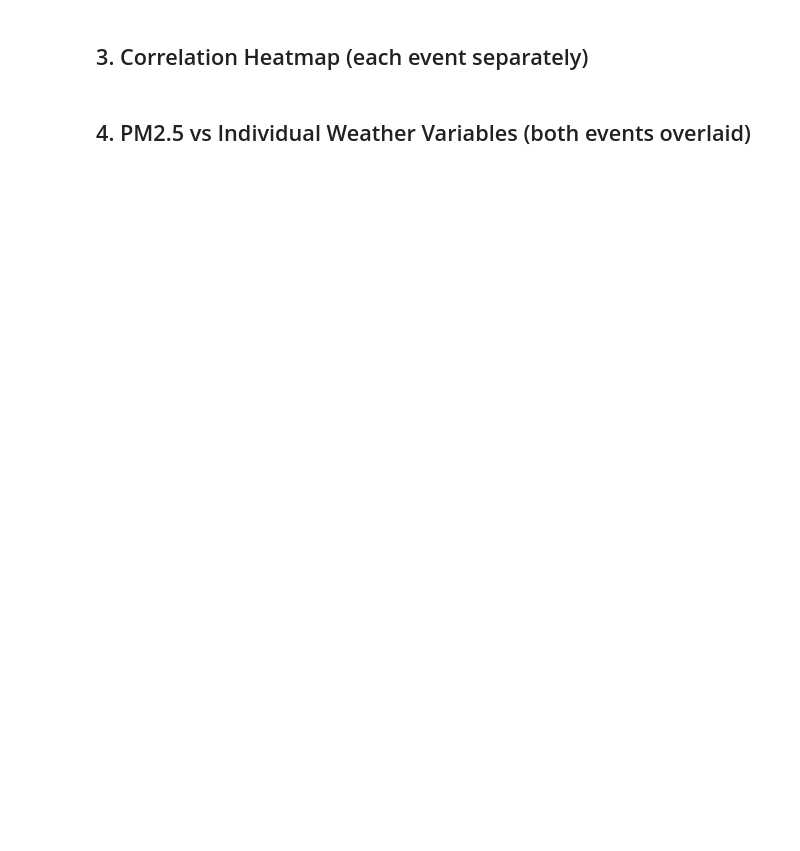
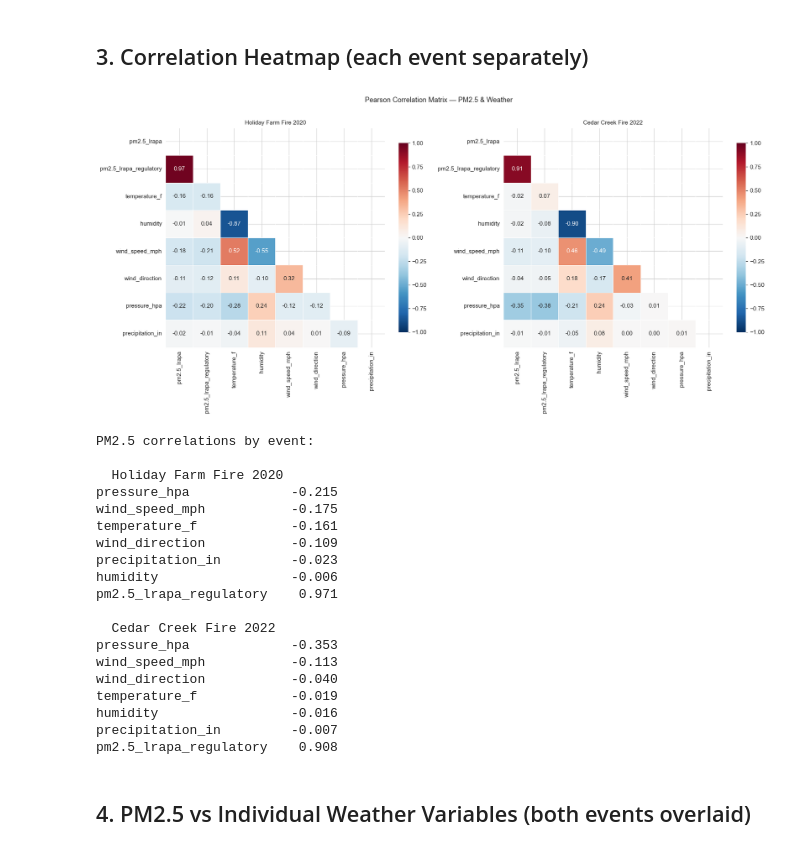
Before and after one commit to djmurphy6/PM2.5-weather, a Jupyter notebook: notebooks/03_initial_analysis.ipynb, the cells around one changed output. Cells and saved outputs as stored; diff of their text form; code cells hidden in the pictures; blank space fills up the shorter version.

```diff
--- a/notebooks/03_initial_analysis.ipynb
+++ b/notebooks/03_initial_analysis.ipynb
@@ -157,32 +183,53 @@ for event_name, edf in events.items():
 # %%
 corr_cols = ['pm2.5_lrapa', 'pm2.5_lrapa_regulatory',
              'temperature_f', 'humidity', 'wind_speed_mph',
              'wind_direction', 'pressure_hpa', 'precipitation_in']
 
-fig, axes = plt.subplots(1, len(events), figsize=(9 * len(events), 8))
-if len(events) == 1:
-    axes = [axes]
+fig, axes = plt.subplots(1, len(events), figsize=(9 * len(events), 8),
+                         squeeze=False)
+axes = axes[0]  # unpack the single row
 
 for ax, (event_name, edf) in zip(axes, events.items()):
     cols = [c for c in corr_cols if c in edf.columns]
     corr = edf[cols].corr()
     mask = np.triu(np.ones_like(corr, dtype=bool))
     sns.heatmap(corr, mask=mask, annot=True, fmt='.2f', cmap='RdBu_r',
                 center=0, vmin=-1, vmax=1, ax=ax, square=True,
                 linewidths=0.5, cbar_kws={'shrink': 0.8})
     ax.set_title(event_name, fontsize=11)
 
 plt.suptitle('Pearson Correlation Matrix — PM2.5 & Weather', fontsize=13, y=1.01)
 plt.tight_layout()
 plt.savefig('../data/processed/fig_correlation_heatmap.png', dpi=150, bbox_inches='tight')
 plt.show()
 
 print('PM2.5 correlations by event:')
 for event_name, edf in events.items():
     cols = [c for c in corr_cols if c in edf.columns]
     corr = edf[cols].corr()
     print(f'\n  {event_name}')
     print(corr['pm2.5_lrapa'].drop('pm2.5_lrapa').sort_values().round(3).to_string())
+# %% [output]
+[figure, added]
+PM2.5 correlations by event:
+
+  Holiday Farm Fire 2020
+pressure_hpa             -0.215
+wind_speed_mph           -0.175
+temperature_f            -0.161
+wind_direction           -0.109
+precipitation_in         -0.023
+humidity                 -0.006
+pm2.5_lrapa_regulatory    0.971
+
+  Cedar Creek Fire 2022
+pressure_hpa             -0.353
+wind_speed_mph           -0.113
+wind_direction           -0.040
+temperature_f            -0.019
+humidity                 -0.016
+precipitation_in         -0.007
+pm2.5_lrapa_regulatory    0.908
 # %% [markdown]
 ## 4. PM2.5 vs Individual Weather Variables (both events overlaid)
 # %%
```
Also changed, not shown: parts of 6 cells of this notebook, 4 other files.
